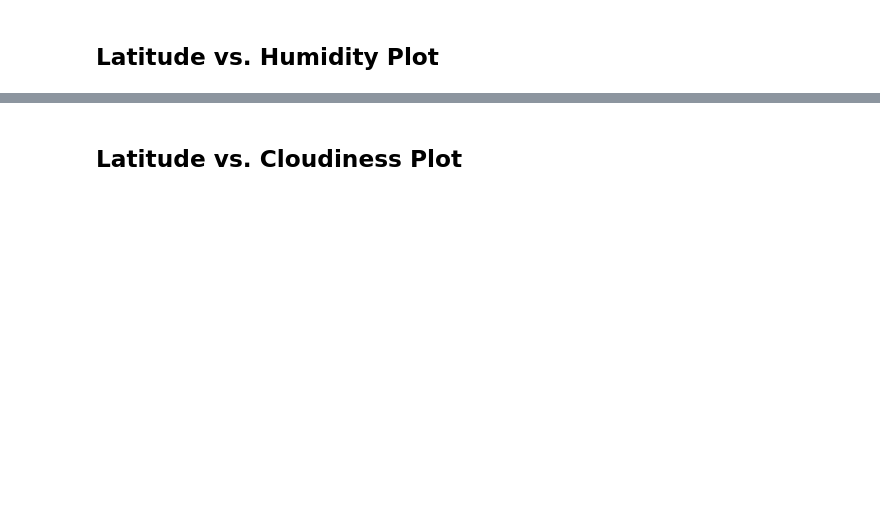
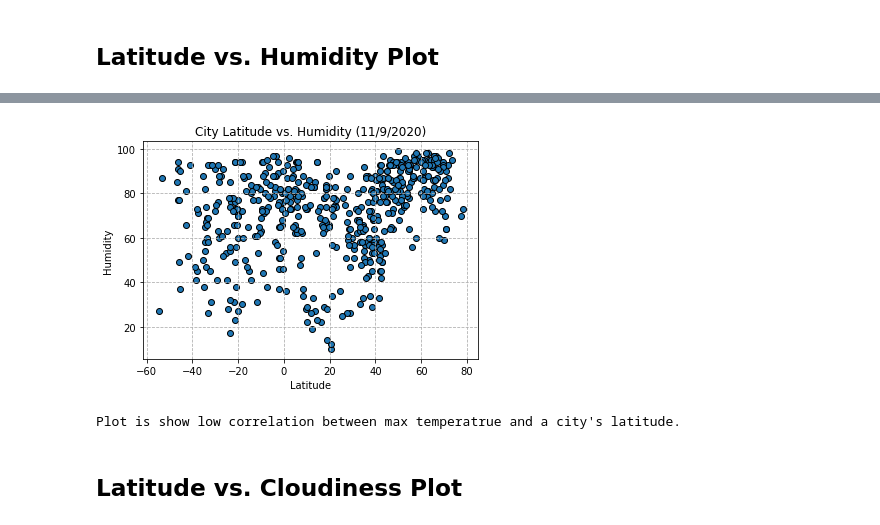
Before and after one commit to m-rivera1/python-api-challenge, a Jupyter notebook: WeatherPy/WeatherPy.ipynb, the cells around one changed output, grey strips where cells are left out. Cells and saved outputs as stored; diff of their text form; code cells hidden in the pictures; blank space fills up the shorter version.

```diff
--- a/WeatherPy/WeatherPy.ipynb
+++ b/WeatherPy/WeatherPy.ipynb
@@ -370,2 +274,19 @@ plt.show()
+# %%
+#setup variables plotting
+city_lat = weather_clean_df["Lat"]
+humidity = weather_clean_df["Humidity"]
+
+#generate scatter plot
+plt.title('City Latitude vs. Humidity (11/9/2020)')
+plt.scatter(city_lat,humidity,edgecolors="black")
+plt.xlabel("Latitude")
+plt.ylabel("Humidity")
+plt.grid (b=True,which="major",linestyle="--", axis="both")
+plt.show()
+print(f"Plot is show low correlation between max temperatrue and a city's latitude.")
+#plt.savefig("output_data/fig1.png")
+# %% [output]
+[figure, added]
+Plot is show low correlation between max temperatrue and a city's latitude.
 # %% [markdown]
 ## Latitude vs. Cloudiness Plot
```
Also changed, not shown: parts of 48 cells of this notebook, 2 other files.
